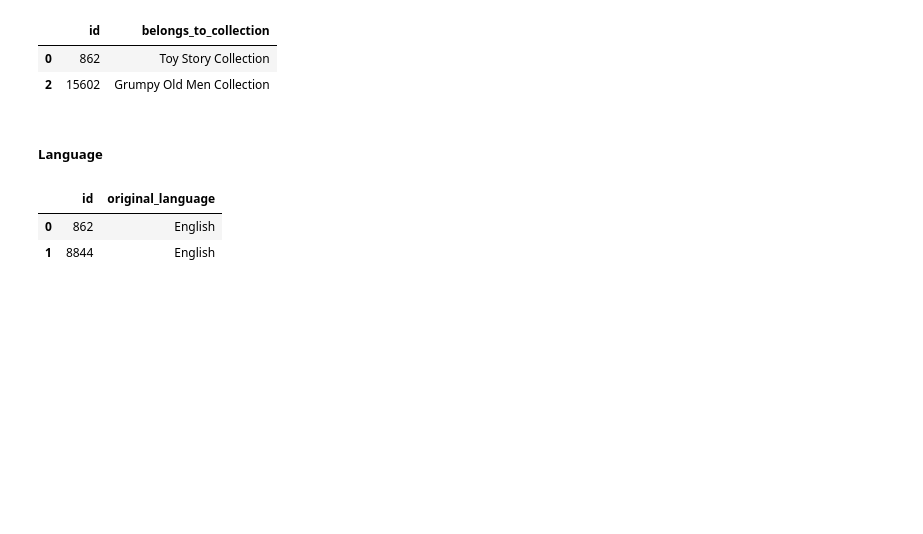
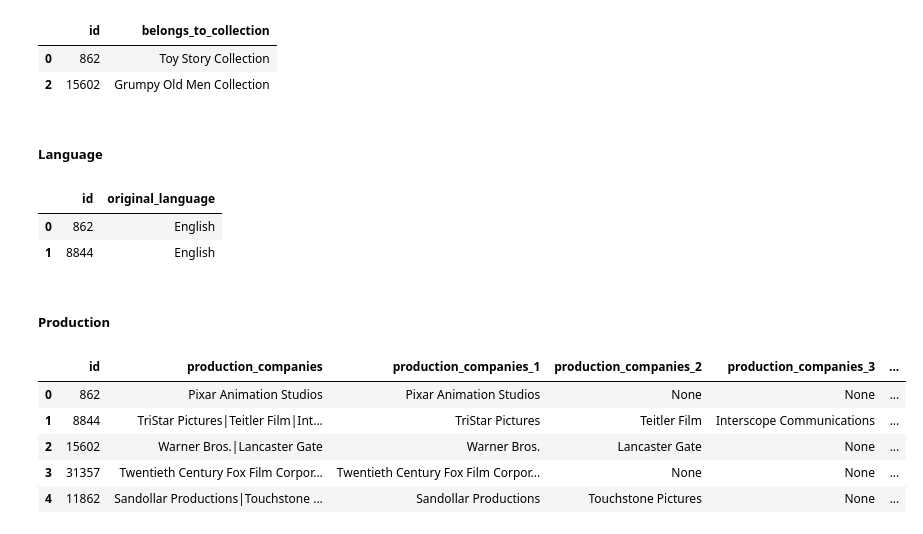
Before and after one commit to julien-data-analyst/Application_web_film, a Jupyter notebook: code/explo.ipynb, the cells around one changed output. Cells and saved outputs as stored; diff of their text form; code cells hidden in the pictures; blank space fills up the shorter version.

```diff
--- a/code/explo.ipynb
+++ b/code/explo.ipynb
@@ -432,3 +432,17 @@ language.head(n=2)
 |  | id | original_language |
 | 0 | 862 | English |
 | 1 | 8844 | English |
+# %% [markdown]
+##### Production
+# %%
+production = separate_and_expand("production_companies", dataset)
+production = production.loc[:, ['id'] + [col for col in production.columns if col.startswith('production_com')]]
+# %%
+production.head()
+# %% [output]
+|  | id | production_companies | production_companies_1 | production_companies_2 | production_companies_3 | ... |
+| 0 | 862 | Pixar Animation Studios | Pixar Animation Studios | None | None | ... |
+| 1 | 8844 | TriStar Pictures|Teitler Film|Int... | TriStar Pictures | Teitler Film | Interscope Communications | ... |
+| 2 | 15602 | Warner Bros.|Lancaster Gate | Warner Bros. | Lancaster Gate | None | ... |
+| 3 | 31357 | Twentieth Century Fox Film Corpor... | Twentieth Century Fox Film Corpor... | None | None | ... |
+| 4 | 11862 | Sandollar Productions|Touchstone ... | Sandollar Productions | Touchstone Pictures | None | ... |
```
Also changed, not shown: parts of 4 cells of this notebook.
